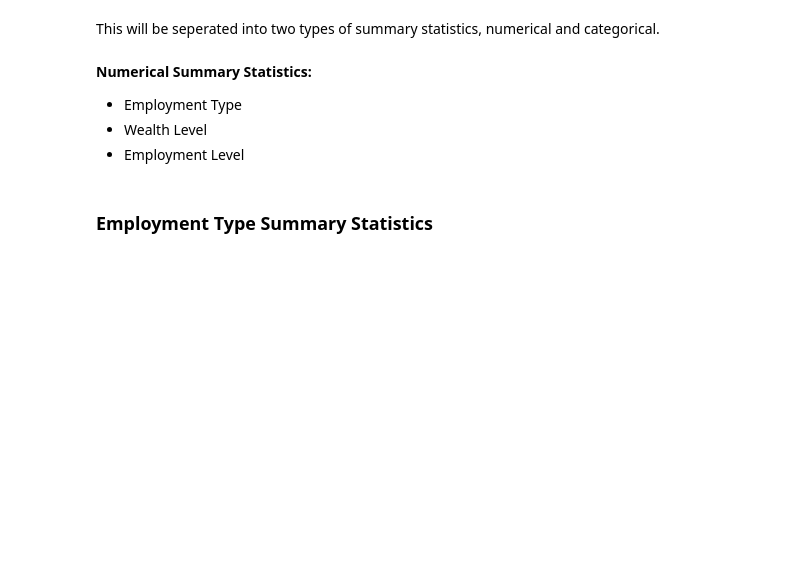
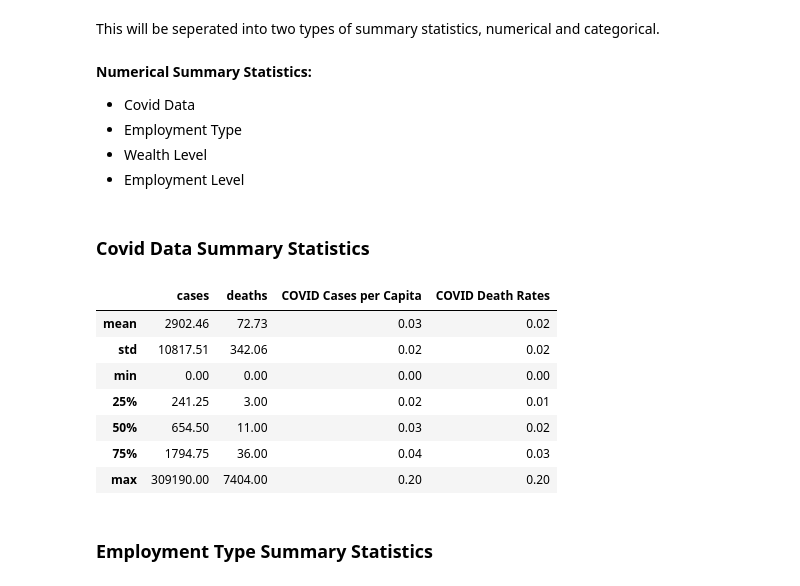
Before and after one commit to anoornazri/225-Project-1, a Jupyter notebook: Project 1.ipynb, the cells around one changed output. Cells and saved outputs as stored; diff of their text form; code cells hidden in the pictures; blank space fills up the shorter version.

```diff
--- a/Project 1.ipynb
+++ b/Project 1.ipynb
@@ -156,9 +164,25 @@ Summary statistics will include the:
 This will be seperated into two types of summary statistics, numerical and categorical.
 # %% [markdown]
 **Numerical Summary Statistics:**
+- Covid Data
 - Employment Type
 - Wealth Level
 - Employment Level
+# %% [markdown]
+### Covid Data Summary Statistics
+# %%
+covid_sum_stats = county_new[['cases','deaths','COVID Cases per Capita','COVID Death Rates']].describe()
+covid_sum_stats.drop('count', inplace=True)
+covid_sum_stats.round(decimals=2)
+# %% [output]
+|  | cases | deaths | COVID Cases per Capita | COVID Death Rates |
+| mean | 2902.46 | 72.73 | 0.03 | 0.02 |
+| std | 10817.51 | 342.06 | 0.02 | 0.02 |
+| min | 0.00 | 0.00 | 0.00 | 0.00 |
+| 25% | 241.25 | 3.00 | 0.02 | 0.01 |
+| 50% | 654.50 | 11.00 | 0.03 | 0.02 |
+| 75% | 1794.75 | 36.00 | 0.04 | 0.03 |
+| max | 309190.00 | 7404.00 | 0.20 | 0.20 |
 # %% [markdown]
 ### Employment Type Summary Statistics
 # %%
```
Also changed, not shown: parts of 4 cells of this notebook.
